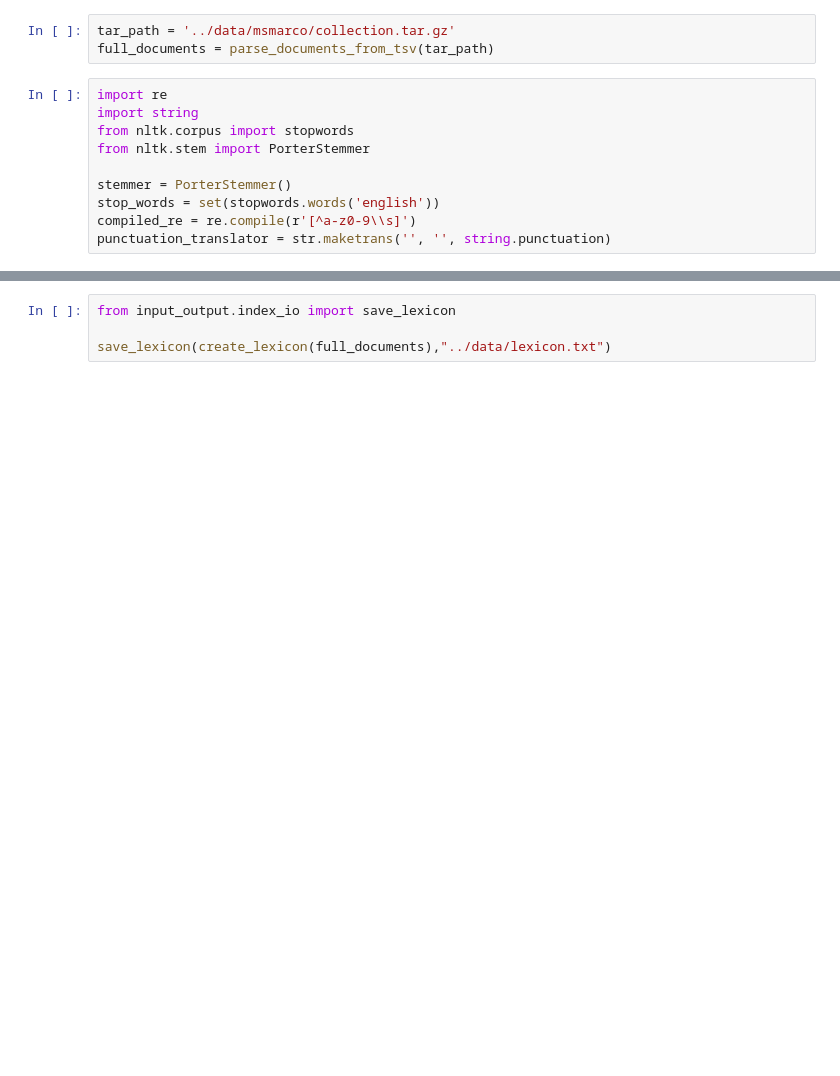
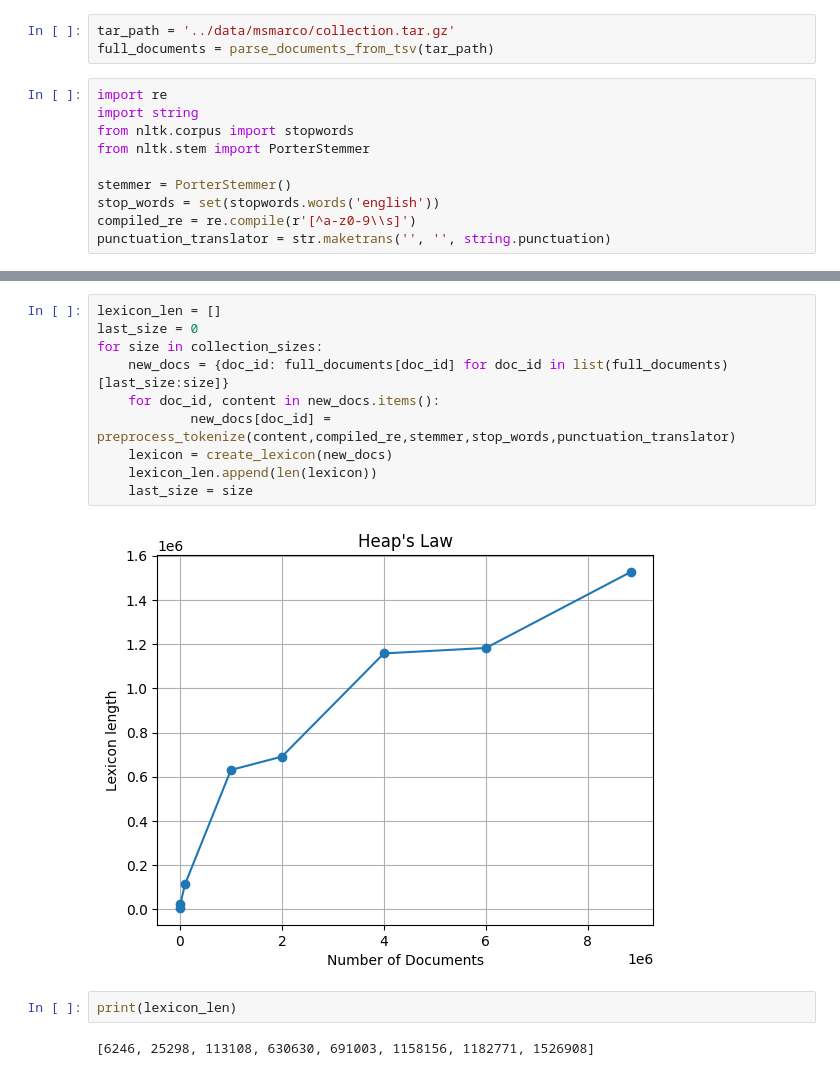
Before and after one commit to LucasRaynaud/MIRCV_Project, a Jupyter notebook: src/inverted_index.ipynb, the cells around one changed output, grey strips where cells are left out. Cells and saved outputs as stored; diff of their text form; blank space fills up the shorter version.

```diff
--- a/src/inverted_index.ipynb
+++ b/src/inverted_index.ipynb
@@ -167,4 +179,16 @@ plt.show()
-# %%
-from input_output.index_io import save_lexicon
-
-save_lexicon(create_lexicon(full_documents),"../data/lexicon.txt")
+# %%
+lexicon_len = []
+last_size = 0
+for size in collection_sizes:
+    new_docs = {doc_id: full_documents[doc_id] for doc_id in list(full_documents)[last_size:size]}
+    for doc_id, content in new_docs.items():
+            new_docs[doc_id] = preprocess_tokenize(content,compiled_re,stemmer,stop_words,punctuation_translator)
+    lexicon = create_lexicon(new_docs)
+    lexicon_len.append(len(lexicon))
+    last_size = size
+# %% [output]
+[figure, added]
+# %%
+print(lexicon_len)
+# %% [output]
+[6246, 25298, 113108, 630630, 691003, 1158156, 1182771, 1526908]
```
Also changed, not shown: parts of 9 cells of this notebook, 2 other files.
